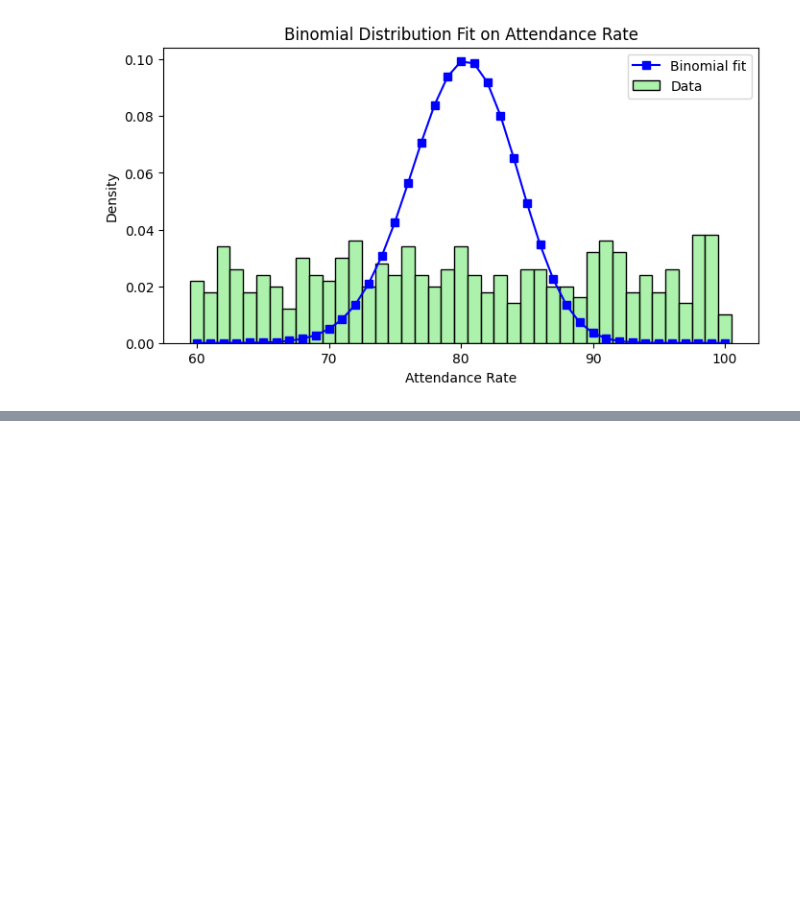
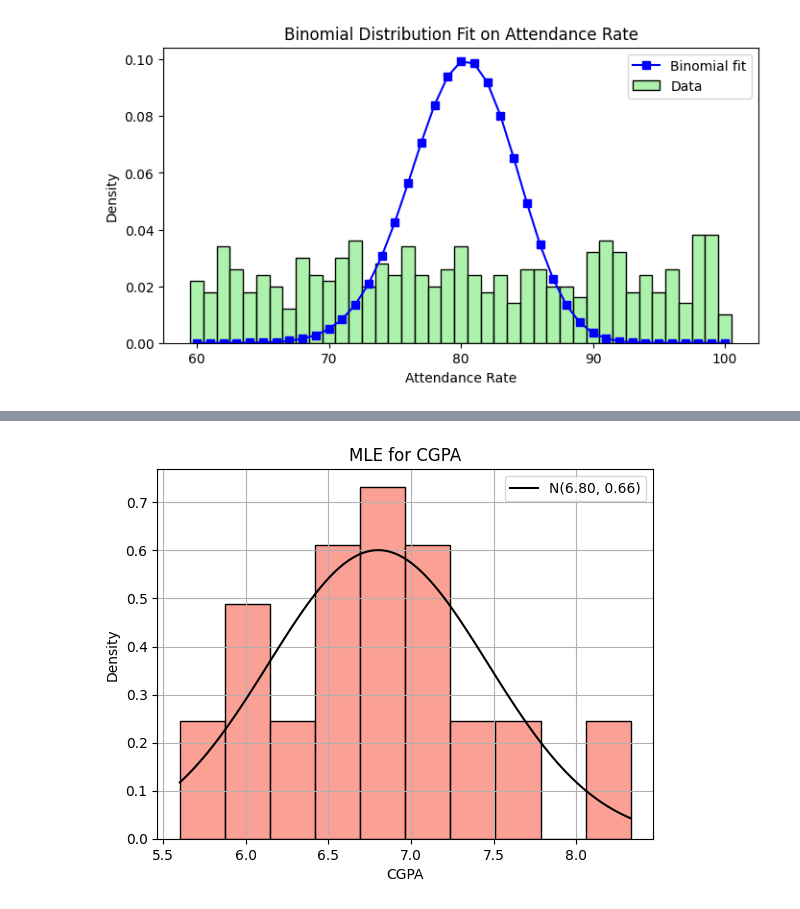
Before and after one commit to chandraparsad3/ML, a Jupyter notebook: DataScience/Datascience.ipynb, the cells around one changed output, grey strips where cells are left out. Cells and saved outputs as stored; diff of their text form; code cells hidden in the pictures; blank space fills up the shorter version.

```diff
--- a/DataScience/Datascience.ipynb
+++ b/DataScience/Datascience.ipynb
@@ -142,0 +229,15 @@ plt.show()
+# %%
+from scipy.stats import norm
+
+sample_data = df['CGPA'].sample(n=30, random_state=42)
+mu_mle, std_mle = norm.fit(sample_data)
+
+sns.histplot(sample_data, bins=10, kde=False, color='salmon', stat='density')
+x = np.linspace(sample_data.min(), sample_data.max(), 100)
+plt.plot(x, norm.pdf(x, mu_mle, std_mle), 'k', label=f'N({mu_mle:.2f}, {std_mle:.2f})')
+plt.title('MLE for CGPA')
+plt.grid(True)
+plt.legend()
+plt.show()
+# %% [output]
+[figure, added]
```
Also changed, not shown: parts of 5 cells of this notebook.
